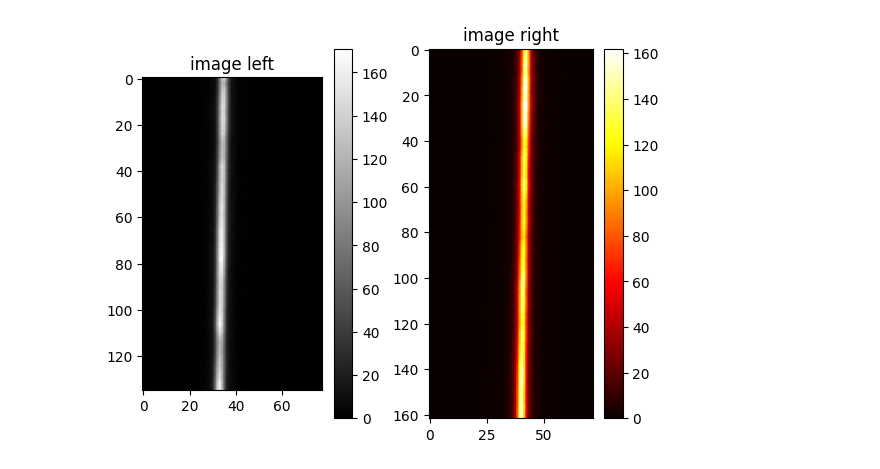
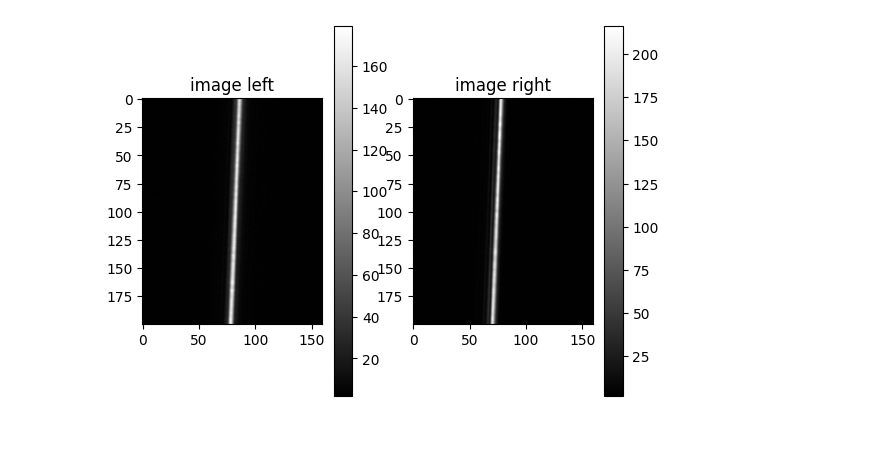
Before and after one commit to lucaswewa/mtf, a Jupyter notebook: mtf_book-0803.ipynb, the cells around one changed output. Cells and saved outputs as stored; diff of their text form; code cells hidden in the pictures; blank space fills up the shorter version.

```diff
--- a/mtf_book-0803.ipynb
+++ b/mtf_book-0803.ipynb
@@ -18,7 +18,7 @@ def plot_images(image_left, image_right):
     plt.colorbar()
     plt.subplot(1, 2, 2)
     plt.title("image right")
-    plt.imshow(image_right, cmap="hot")
+    plt.imshow(image_right, cmap="gray")
     plt.colorbar()
 
 def step0_load_image(filename):
@@ -167,7 +167,7 @@ def step9_get_mtf(lsf, nn2, del2):
     freq = np.array(freq)
     mtf = np.array(mtf)
 
-    nn_2_out = 30
+    nn_2_out = 70
     nn2out=nn_2_out # for smartmtf
     efl = 60
     px = 3.45
@@ -192,10 +315,10 @@ image = step0_load_image(filename)
 # %%
 # step 1: get ROI
-roi_image_h, roi = step1_get_roimage(image, (1014, 990), (1149, 1068), 90)
-roi_image_v, roi = step1_get_roimage(image, (1152, 822), (1224, 984), 0)
+roi_image_h, roi = step1_get_roimage(image, file_item["roi_h_pos"], (file_item["roi_h_pos"][0] + 200, file_item["roi_h_pos"][1] + 160), 90) #90
+roi_image_v, roi = step1_get_roimage(image, file_item["roi_v_pos"], (file_item["roi_v_pos"][0] + 160, file_item["roi_v_pos"][1] + 200), 0)
 plot_images(roi_image_h, roi_image_v)
 # %% [output]
-[figure, old version]
+[figure, new version]
 # %%
 # step 2: hamming window
 win1_h = get_hamming(roi_image_h.shape[1])
```
Also changed, not shown: parts of 10 cells of this notebook.
